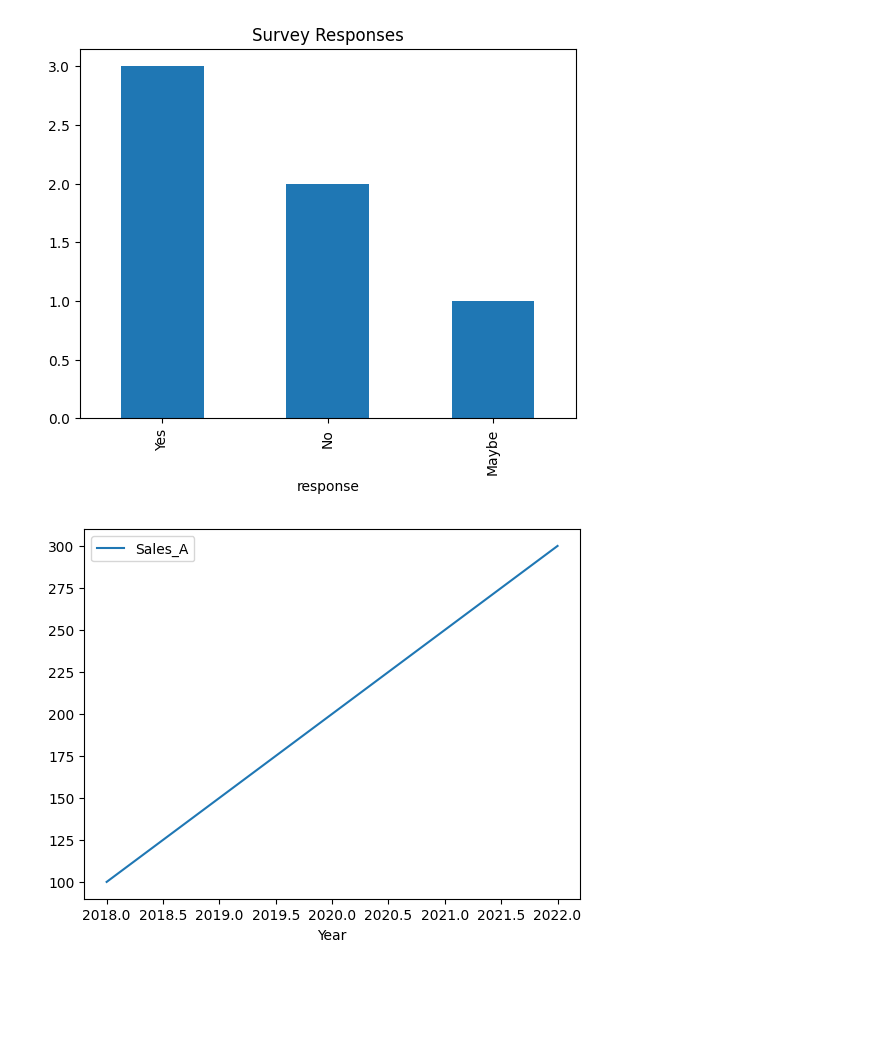
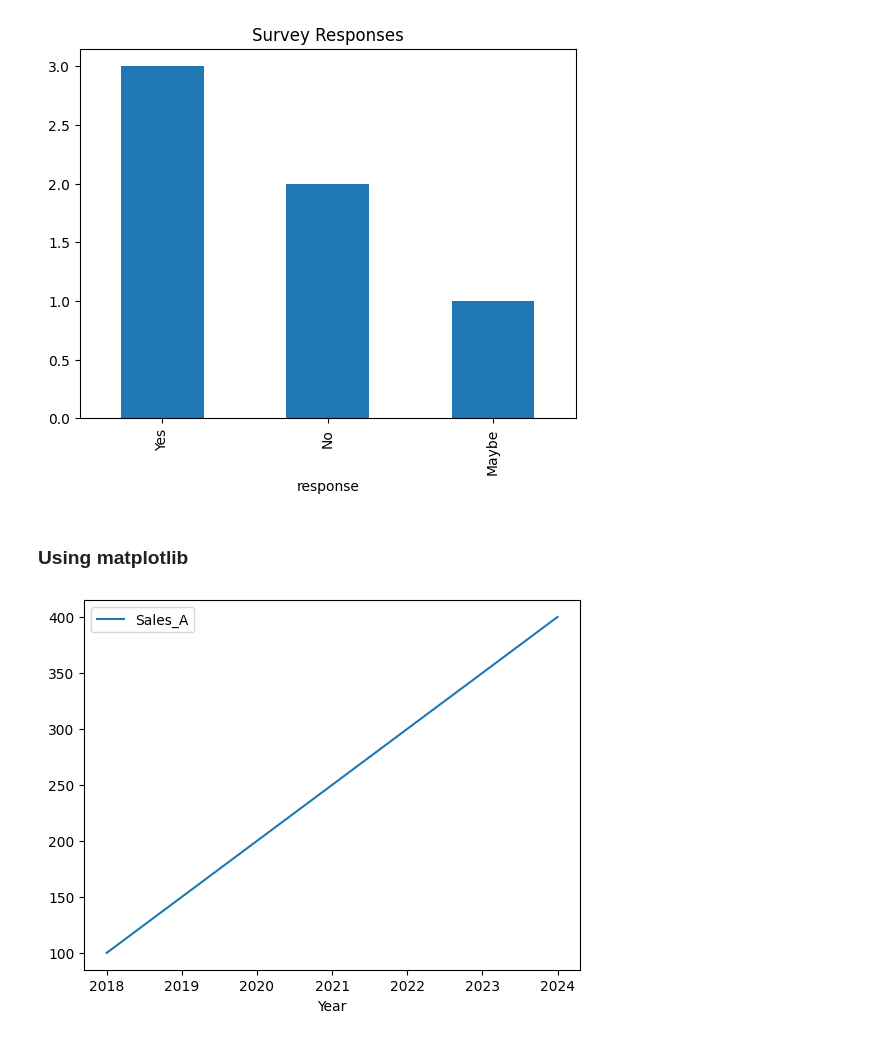
Before and after one commit to lcabrp/CodeYouPandasViz, a Jupyter notebook: pandas_plotting_examples.ipynb, the cells around one changed output. Drawn from its saved outputs; the diff is of its cells as text; code cells hidden in the pictures; blank space fills up the shorter version.

```diff
--- a/pandas_plotting_examples.ipynb
+++ b/pandas_plotting_examples.ipynb
@@ -70,20 +70,20 @@ df['response'].value_counts().plot(kind='bar', title='Survey Responses')
 # %% [output]
 <Axes: title={'center': 'Survey Responses'}, xlabel='response'>
 [figure]
+# %% [markdown]
+### Using matplotlib
 # %%
-
 # Creating a simple dataset
 df = pd.DataFrame({
-    'Year': [2018, 2019, 2020, 2021, 2022],
-    'Sales_A': [100, 150, 200, 250, 300],
-    'Sales_B': [90, 130, 180, 220, 280]
+    'Year': [2018, 2019, 2020, 2021, 2022, 2023, 2024],
+    'Sales_A': [100, 150, 200, 250, 300, 350, 400],
+    'Sales_B': [90, 130, 180, 220, 280, 350, 310],
 })
 
-# your code here
 df.plot(x='Year', y='Sales_A', kind='line')
 plt.show()
 # %% [output]
-[figure, old version]
+[figure, new version]
 # %%
 df.plot(x='Year', y=['Sales_A', 'Sales_B'], kind='bar', title="Sales Over Years", grid=True, figsize=(8,5))
 
```
Also changed, not shown: parts of 36 cells of this notebook.
